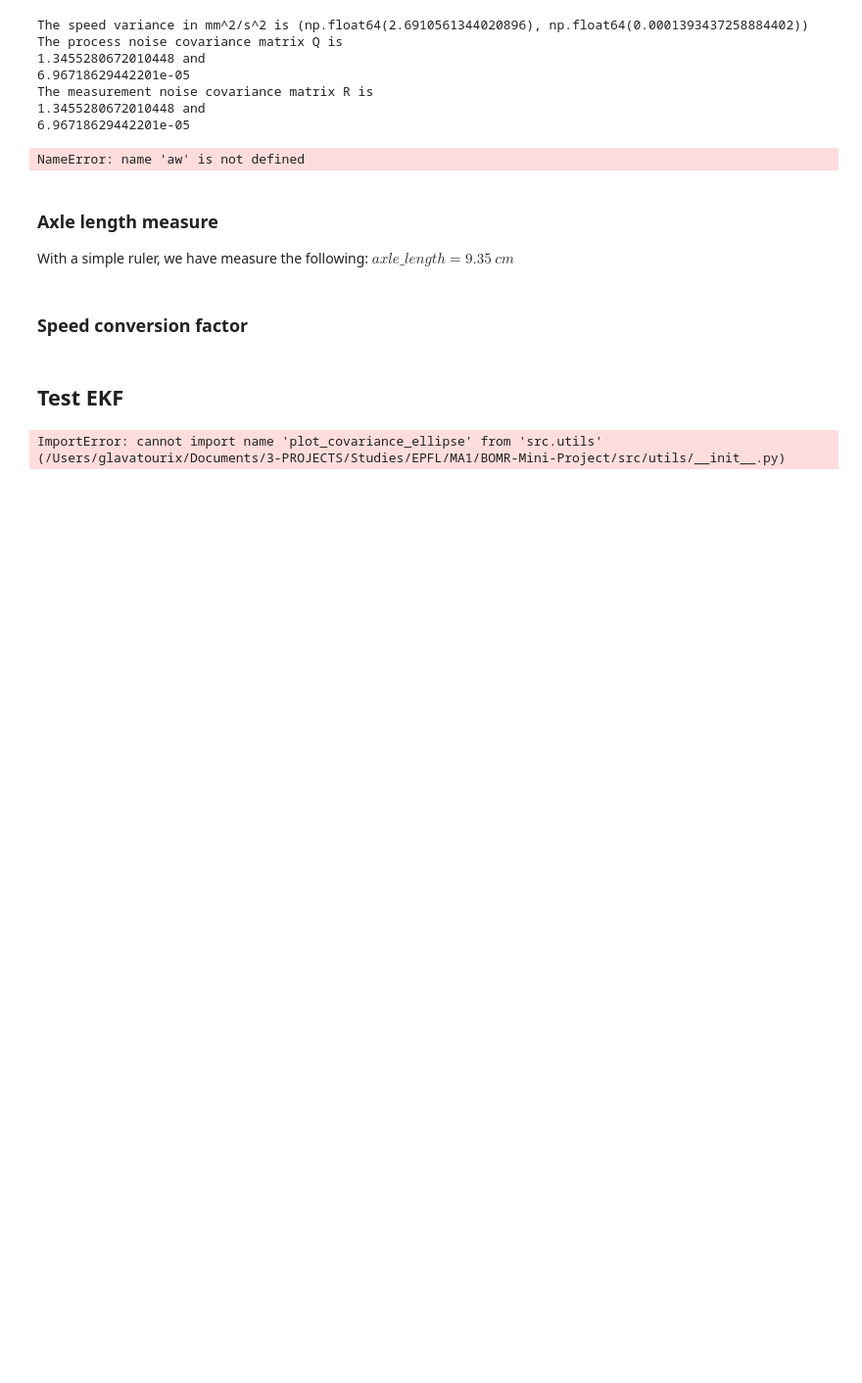
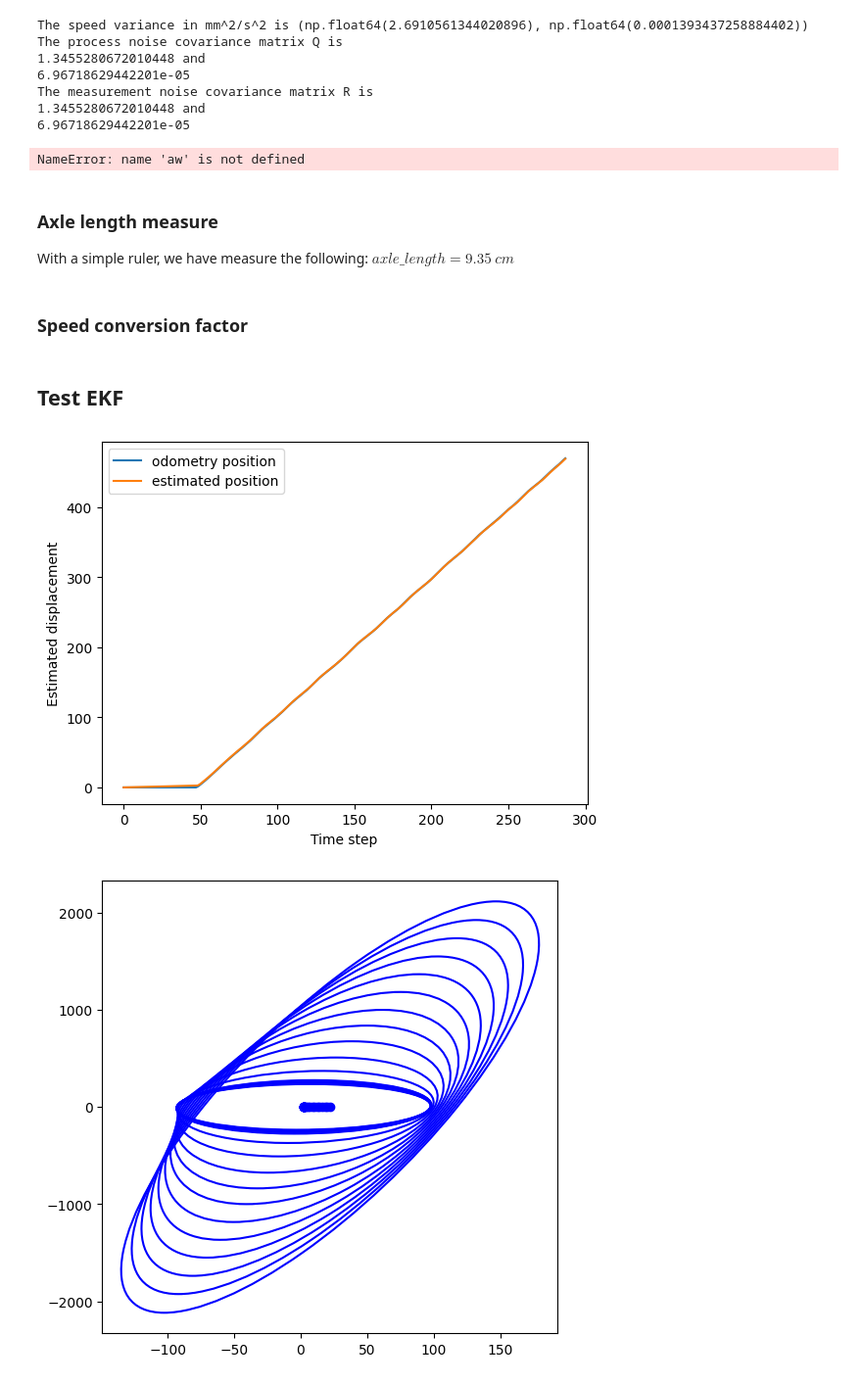
Before and after one commit to andrea-tarabay/mobile-robot-navigation, a Jupyter notebook: test_EKF.ipynb, the cells around one changed output. Shown: that part at 98% size. Saved outputs shown, nothing was run; the diff lists cells and outputs as text; code cells hidden in the pictures; blank space fills up the shorter version.

Commit message:
feat: plot the ellipses for TP8

```diff
--- a/test_EKF.ipynb
+++ b/test_EKF.ipynb
@@ -101,32 +101,37 @@ system = DifferentialDriveSystem(dt, lambda_, d, Q, R, True)
 mu0 = np.array([0, 0, 0, 0, 0])
 Sigma0 = 1000 * np.eye(5)
 
 ekf = ExtendedKalmanFilter(
     mu0, Sigma0,
     system
 )
 
 # Example control input and measurement
 u = np.array([50, 50])       # v = 0.2 m/s, omega = 0.1 rad/s
 x_est = []
 P_est = []
 
 
 for k in tqdm(range(0, len(tp8_exp.data))):
     current_data = tp8_exp.data[k]
     z = np.array([current_data["left_speed"], current_data["right_speed"]])
     new_x_est, new_P_est = ekf.step(u, z)
     x_est.append(new_x_est)
     P_est.append(new_P_est)
-    plot_covariance_ellipse(new_x_est[0:2], new_P_est[0:2, 0:2], n_std=2, ax=None, facecolor='none', edgecolor='blue', alpha=0.1)
 
 avg_speed = [(x["left_speed"] + x["right_speed"]) / 2 for x in tp8_exp.data]
 pos_increments = avg_speed/(1/(tp8_exp.coef_thymio_speed_to_mm_s*dt))
 odom_pos= np.cumsum(pos_increments)
 plt.plot([x for x in odom_pos], label="odometry position")
 plt.plot([x[0] for x in x_est], label="estimated position")
 plt.xlabel("Time step")
 plt.ylabel("Estimated displacement")
 plt.legend()
+
+fig, ax = plt.subplots(figsize=(6, 6))
+
+for x, P in zip(x_est[40:60], P_est[40:60]):
+    plot_state_with_covariance(ax, x, P, n_std=3, color='blue')
 # %% [output]
-ImportError: cannot import name 'plot_covariance_ellipse' from 'src.utils' (/Users/glavatourix/Documents/3-PROJECTS/Studies/EPFL/MA1/BOMR-Mini-Project/src/utils/__init__.py)
+[figure, added]
+[figure, added]
```
